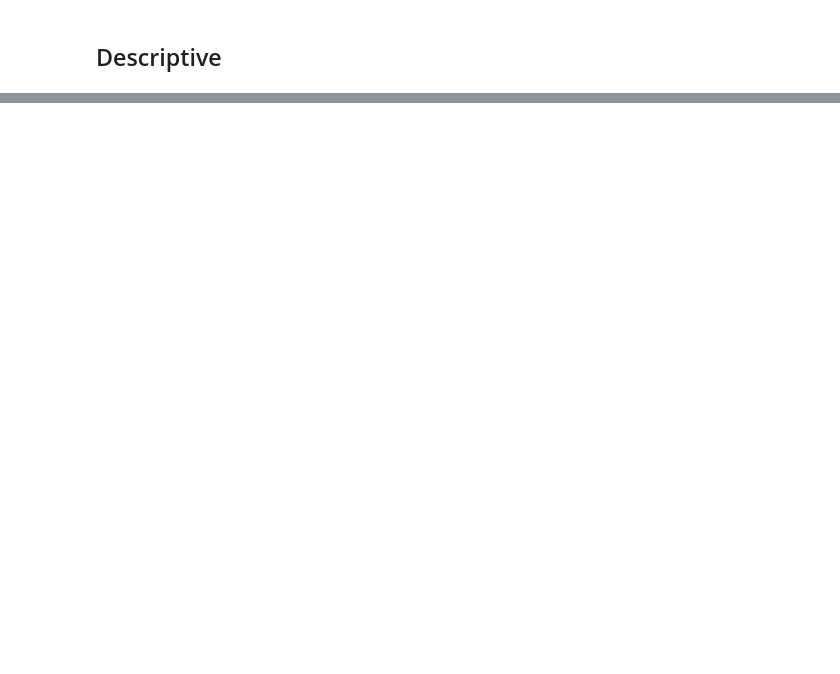
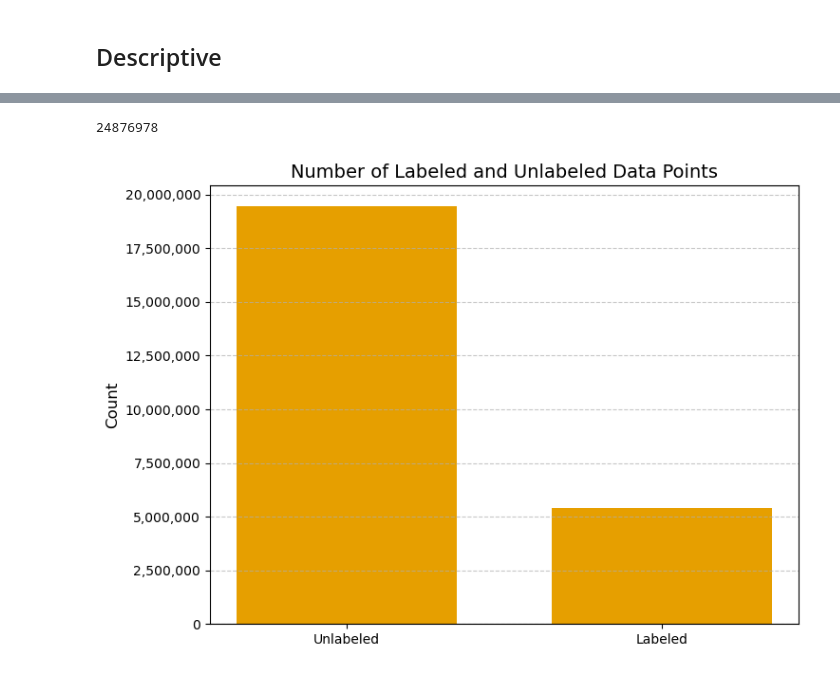
Before and after one commit to benteuu/Masterarbeit-Repo, a Jupyter notebook: descriptive.ipynb, the cells around one changed output, grey strips where cells are left out. Saved outputs shown, nothing was run; the diff lists cells and outputs as text; code cells hidden in the pictures; blank space fills up the shorter version.

```diff
--- a/descriptive.ipynb
+++ b/descriptive.ipynb
@@ -90 +106,31 @@ train       16
 Name: count, dtype: int64
+# %%
+len(df)
+# %% [output]
+24876978
+# %%
+num_labeled= (df['label'] != 0).sum()
+num_unlabeled = (df['label'] == 0).sum()
+counts = [num_unlabeled, num_labeled]
+labels = ['Unlabeled', 'Labeled']
+# %%
+# Plot the bar plot
+plt.figure(figsize=(8, 6))
+plt.bar(labels, counts, color='#E69F00',  width=0.7)
+
+# Add title and labels
+plt.title('Number of Labeled and Unlabeled Data Points', fontsize=14)
+plt.ylabel('Count', fontsize=12)
+
+# Format y-axis to show real numbers instead of scientific notation
+plt.gca().yaxis.set_major_formatter(mticker.StrMethodFormatter('{x:,.0f}'))
+
+# Show grid lines for better readability
+plt.grid(axis='y', linestyle='--', alpha=0.7)
+
+
+plt.savefig('Graphs/histogram_unlabelled.png', dpi=600, bbox_inches="tight")
+# Show plot
+plt.show()
+# %% [output]
+[figure, added]
```
Also changed, not shown: parts of 19 cells of this notebook, 1 other file.
